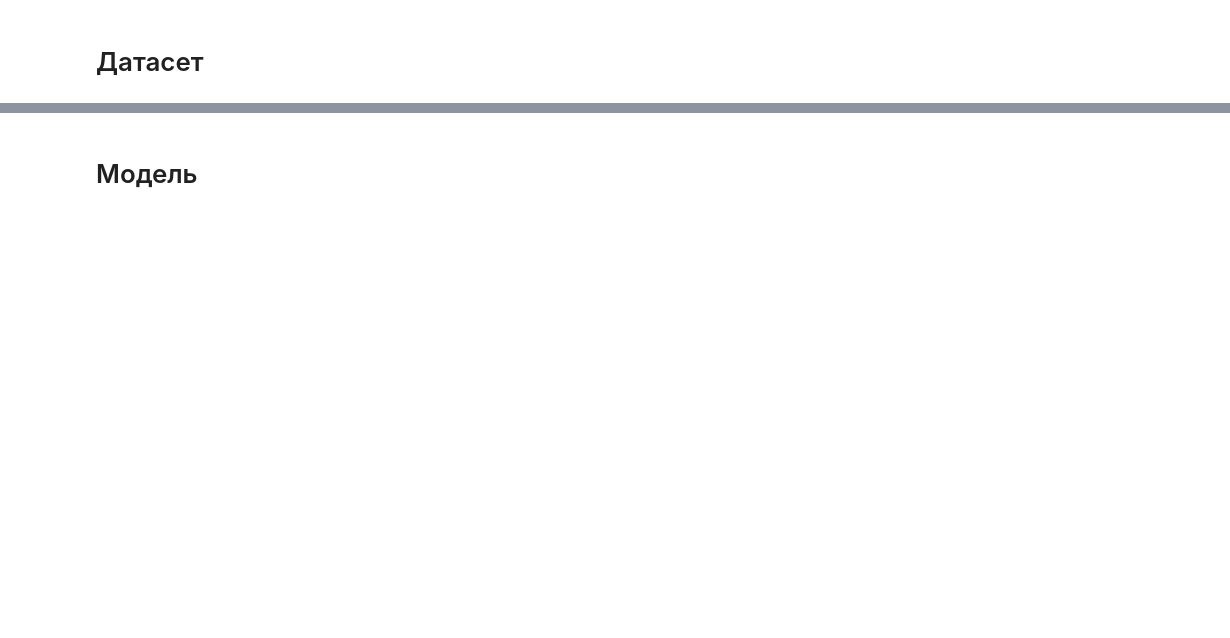
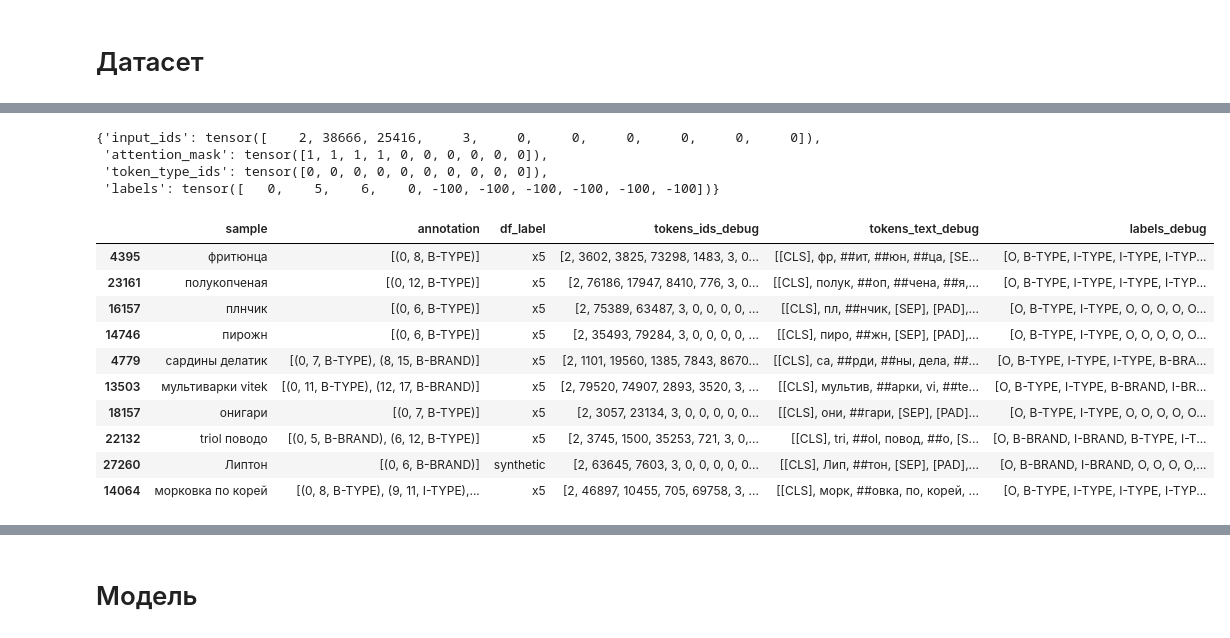
Before and after one commit to AntonSHBK/hackathon_x5, a Jupyter notebook: backend/ml/notebooks/hackathon_x5.ipynb, the cells around one changed output, grey strips where cells are left out. Cells and saved outputs as stored; diff of their text form; code cells hidden in the pictures; blank space fills up the shorter version.

```diff
--- a/backend/ml/notebooks/hackathon_x5.ipynb
+++ b/backend/ml/notebooks/hackathon_x5.ipynb
@@ -281,5 +390,22 @@ for label, cnt in label_counts.items():
 # %%
-test_dataset[0]
+train_dataset[0]
+# %% [output]
+{'input_ids': tensor([    2, 38666, 25416,     3,     0,     0,     0,     0,     0,     0]),
+ 'attention_mask': tensor([1, 1, 1, 1, 0, 0, 0, 0, 0, 0]),
+ 'token_type_ids': tensor([0, 0, 0, 0, 0, 0, 0, 0, 0, 0]),
+ 'labels': tensor([   0,    5,    6,    0, -100, -100, -100, -100, -100, -100])}
 # %%
-val_dataset.df.sample(10)
+train_dataset.df.sample(10)
+# %% [output]
+|  | sample | annotation | df_label | tokens_ids_debug | tokens_text_debug | labels_debug |
+| 4395 | фритюнца | [(0, 8, B-TYPE)] | x5 | [2, 3602, 3825, 73298, 1483, 3, 0... | [[CLS], фр, ##ит, ##юн, ##ца, [SE... | [O, B-TYPE, I-TYPE, I-TYPE, I-TYP... |
+| 23161 | полукопченая | [(0, 12, B-TYPE)] | x5 | [2, 76186, 17947, 8410, 776, 3, 0... | [[CLS], полук, ##оп, ##чена, ##я,... | [O, B-TYPE, I-TYPE, I-TYPE, I-TYP... |
+| 16157 | плнчик | [(0, 6, B-TYPE)] | x5 | [2, 75389, 63487, 3, 0, 0, 0, 0, ... | [[CLS], пл, ##нчик, [SEP], [PAD],... | [O, B-TYPE, I-TYPE, O, O, O, O, O... |
+| 14746 | пирожн | [(0, 6, B-TYPE)] | x5 | [2, 35493, 79284, 3, 0, 0, 0, 0, ... | [[CLS], пиро, ##жн, [SEP], [PAD],... | [O, B-TYPE, I-TYPE, O, O, O, O, O... |
+| 4779 | сардины делатик | [(0, 7, B-TYPE), (8, 15, B-BRAND)] | x5 | [2, 1101, 19560, 1385, 7843, 8670... | [[CLS], са, ##рди, ##ны, дела, ##... | [O, B-TYPE, I-TYPE, I-TYPE, B-BRA... |
+| 13503 | мультиварки vitek | [(0, 11, B-TYPE), (12, 17, B-BRAND)] | x5 | [2, 79520, 74907, 2893, 3520, 3, ... | [[CLS], мультив, ##арки, vi, ##te... | [O, B-TYPE, I-TYPE, B-BRAND, I-BR... |
+| 18157 | онигари | [(0, 7, B-TYPE)] | x5 | [2, 3057, 23134, 3, 0, 0, 0, 0, 0... | [[CLS], они, ##гари, [SEP], [PAD]... | [O, B-TYPE, I-TYPE, O, O, O, O, O... |
+| 22132 | triol поводо | [(0, 5, B-BRAND), (6, 12, B-TYPE)] | x5 | [2, 3745, 1500, 35253, 721, 3, 0,... | [[CLS], tri, ##ol, повод, ##о, [S... | [O, B-BRAND, I-BRAND, B-TYPE, I-T... |
+| 27260 | Липтон | [(0, 6, B-BRAND)] | synthetic | [2, 63645, 7603, 3, 0, 0, 0, 0, 0... | [[CLS], Лип, ##тон, [SEP], [PAD],... | [O, B-BRAND, I-BRAND, O, O, O, O,... |
+| 14064 | морковка по корей | [(0, 8, B-TYPE), (9, 11, I-TYPE),... | x5 | [2, 46897, 10455, 705, 69758, 3, ... | [[CLS], морк, ##овка, по, корей, ... | [O, B-TYPE, I-TYPE, I-TYPE, I-TYP... |
 # %%
```
Also changed, not shown: parts of 23 cells of this notebook, 2 other files.
